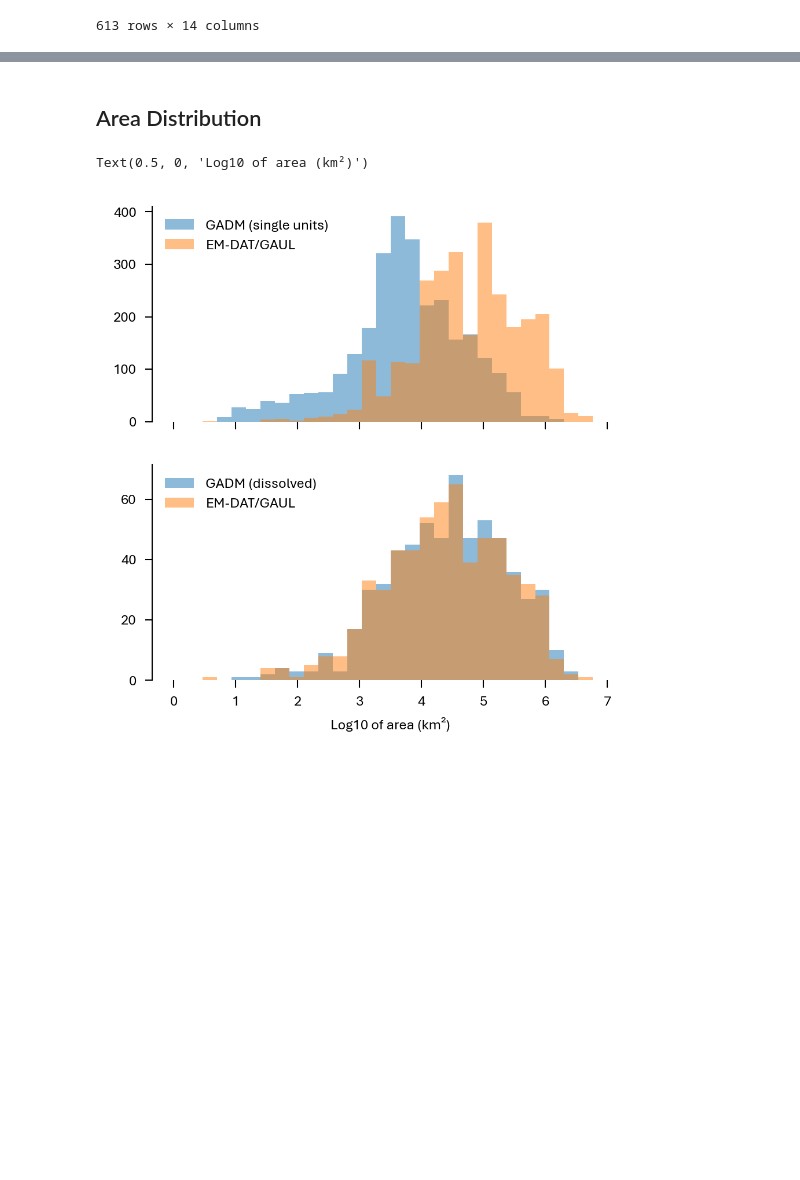
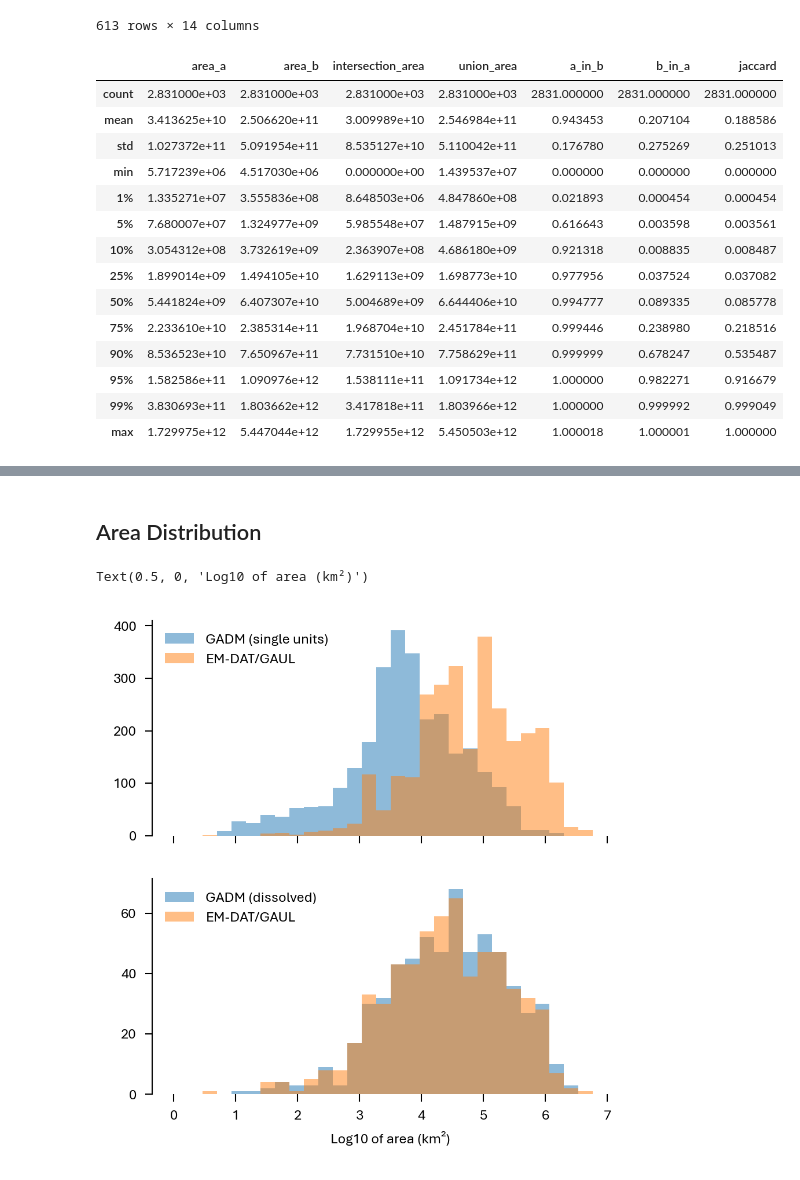
Before and after one commit to em-dat/emdat_geocoding, a Jupyter notebook: example_figures.ipynb, the cells around one changed output, grey strips where cells are left out. Saved outputs shown, nothing was run; the diff lists cells and outputs as text; code cells hidden in the pictures; blank space fills up the shorter version.

Commit message:
add summary statistics for `df_unit` and `df_dissolved`.

```diff
--- a/example_figures.ipynb
+++ b/example_figures.ipynb
@@ -100,3 +82,21 @@ df_dissolved
 | 611 | 2002-9843-PER | ['Amazonas', 'Ancash', 'Apurimac'... | ['Admin1', 'Admin1', 'Admin1', 'A... | ['Amazonas', 'Ancash', 'Apurímac'... | [None, None, None, None, None, No... | gadm | geodetic | 1.289757e+12 | 1.290640e+12 | ... |
 | 612 | 2002-9854-CHN | ['Shandong'] | ['Admin1'] | ['Shandong'] | [None] | gadm | geodetic | 1.555077e+11 | 1.549355e+11 | ... |
 613 rows × 14 columns
+# %%
+df_unit.describe(percentiles=[.01,.05,.1,.25,.5,.75,.9,.95,.99])
+# %% [output]
+|  | area_a | area_b | intersection_area | union_area | a_in_b | b_in_a | jaccard |
+| count | 2.831000e+03 | 2.831000e+03 | 2.831000e+03 | 2.831000e+03 | 2831.000000 | 2831.000000 | 2831.000000 |
+| mean | 3.413625e+10 | 2.506620e+11 | 3.009989e+10 | 2.546984e+11 | 0.943453 | 0.207104 | 0.188586 |
+| std | 1.027372e+11 | 5.091954e+11 | 8.535127e+10 | 5.110042e+11 | 0.176780 | 0.275269 | 0.251013 |
+| min | 5.717239e+06 | 4.517030e+06 | 0.000000e+00 | 1.439537e+07 | 0.000000 | 0.000000 | 0.000000 |
+| 1% | 1.335271e+07 | 3.555836e+08 | 8.648503e+06 | 4.847860e+08 | 0.021893 | 0.000454 | 0.000454 |
+| 5% | 7.680007e+07 | 1.324977e+09 | 5.985548e+07 | 1.487915e+09 | 0.616643 | 0.003598 | 0.003561 |
+| 10% | 3.054312e+08 | 3.732619e+09 | 2.363907e+08 | 4.686180e+09 | 0.921318 | 0.008835 | 0.008487 |
+| 25% | 1.899014e+09 | 1.494105e+10 | 1.629113e+09 | 1.698773e+10 | 0.977956 | 0.037524 | 0.037082 |
+| 50% | 5.441824e+09 | 6.407307e+10 | 5.004689e+09 | 6.644406e+10 | 0.994777 | 0.089335 | 0.085778 |
+| 75% | 2.233610e+10 | 2.385314e+11 | 1.968704e+10 | 2.451784e+11 | 0.999446 | 0.238980 | 0.218516 |
+| 90% | 8.536523e+10 | 7.650967e+11 | 7.731510e+10 | 7.758629e+11 | 0.999999 | 0.678247 | 0.535487 |
+| 95% | 1.582586e+11 | 1.090976e+12 | 1.538111e+11 | 1.091734e+12 | 1.000000 | 0.982271 | 0.916679 |
+| 99% | 3.830693e+11 | 1.803662e+12 | 3.417818e+11 | 1.803966e+12 | 1.000000 | 0.999992 | 0.999049 |
+| max | 1.729975e+12 | 5.447044e+12 | 1.729955e+12 | 5.450503e+12 | 1.000018 | 1.000001 | 1.000000 |
```
Also changed, not shown: parts of 2 cells of this notebook.
